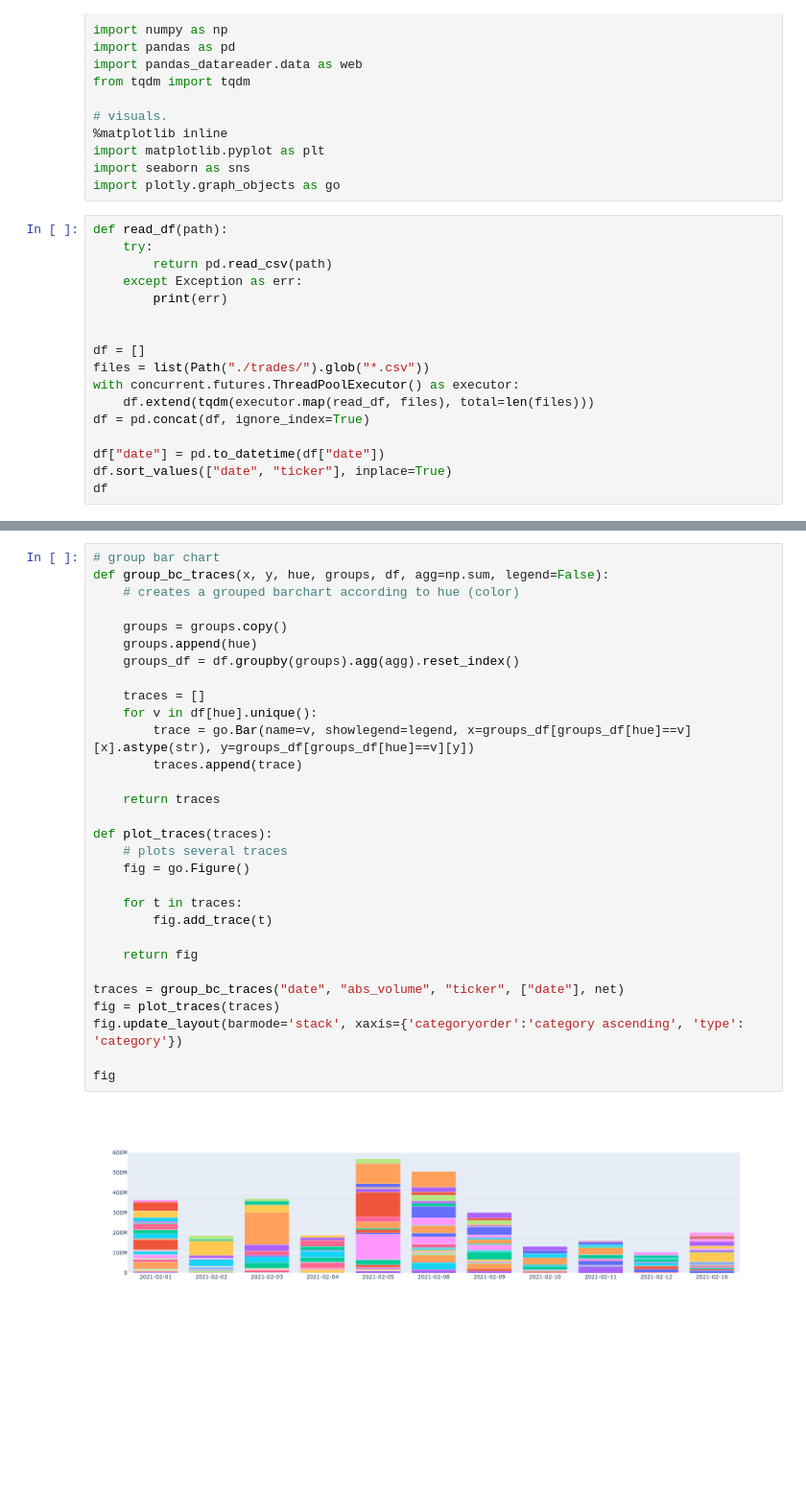
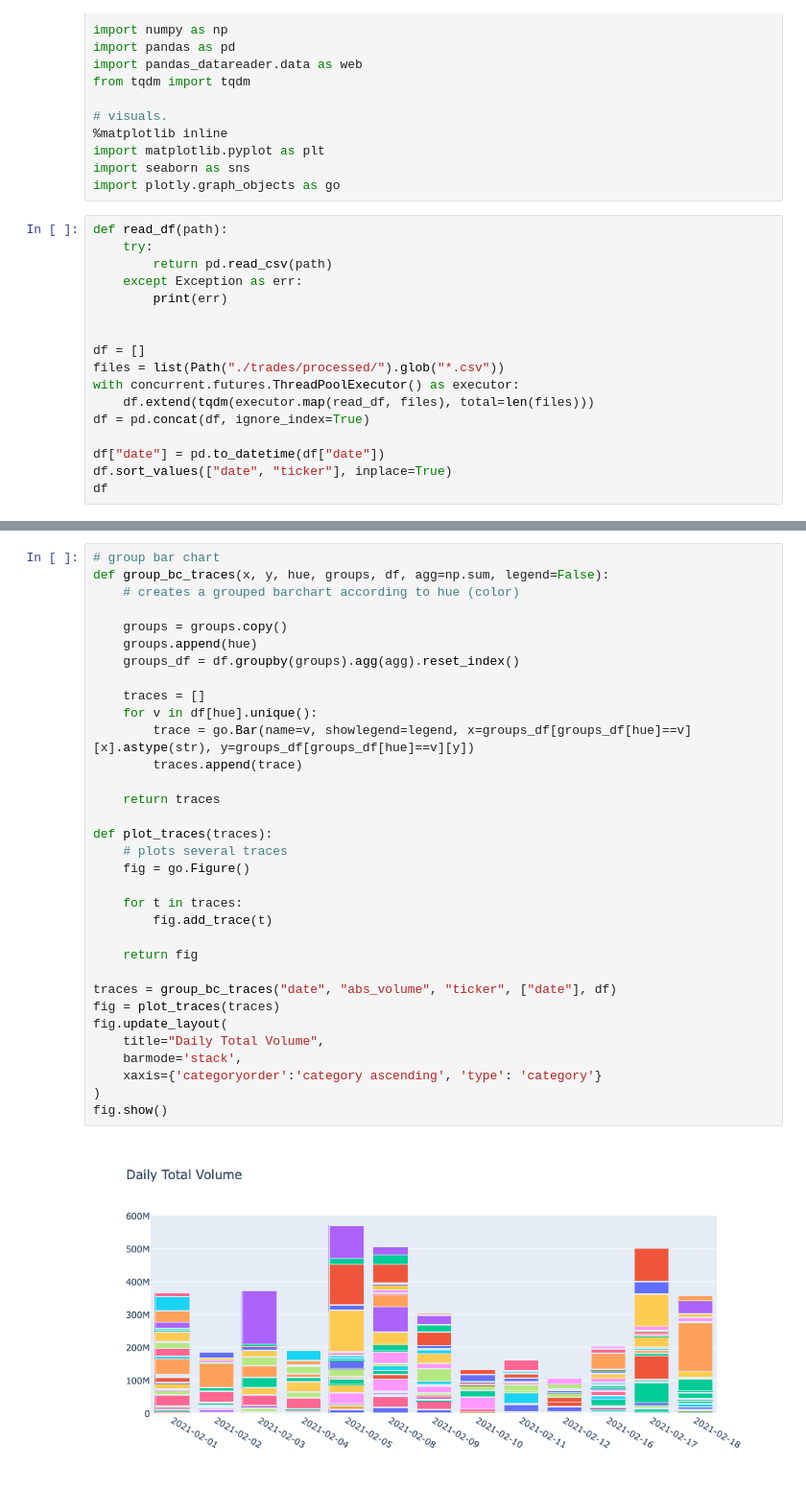
Before and after one commit to rezan21/ark-invest, a Jupyter notebook: 04_historical_trades.ipynb, the cells around one changed output, grey strips where cells are left out. Shown at 96% size. Cells and saved outputs as stored; diff of their text form; blank space fills up the shorter version.

```diff
--- a/04_historical_trades.ipynb
+++ b/04_historical_trades.ipynb
@@ -22,7 +22,7 @@ def read_df(path):
 
 
 df = []
-files = list(Path("./trades/").glob("*.csv"))
+files = list(Path("./trades/processed/").glob("*.csv"))
 with concurrent.futures.ThreadPoolExecutor() as executor:
     df.extend(tqdm(executor.map(read_df, files), total=len(files)))
 df = pd.concat(df, ignore_index=True)
@@ -124,32 +47,35 @@ net
 # %%
 # group bar chart
 def group_bc_traces(x, y, hue, groups, df, agg=np.sum, legend=False):
     # creates a grouped barchart according to hue (color)
 
     groups = groups.copy()
     groups.append(hue)
     groups_df = df.groupby(groups).agg(agg).reset_index()
 
     traces = []
     for v in df[hue].unique():
         trace = go.Bar(name=v, showlegend=legend, x=groups_df[groups_df[hue]==v][x].astype(str), y=groups_df[groups_df[hue]==v][y])
         traces.append(trace)
 
     return traces
 
 def plot_traces(traces):
     # plots several traces
     fig = go.Figure()
 
     for t in traces:
         fig.add_trace(t)
 
     return fig
 
-traces = group_bc_traces("date", "abs_volume", "ticker", ["date"], net)
+traces = group_bc_traces("date", "abs_volume", "ticker", ["date"], df)
 fig = plot_traces(traces)
-fig.update_layout(barmode='stack', xaxis={'categoryorder':'category ascending', 'type': 'category'})
-
-fig
+fig.update_layout(
+    title="Daily Total Volume",
+    barmode='stack',
+    xaxis={'categoryorder':'category ascending', 'type': 'category'}
+)
+fig.show()
 # %% [output]
-[figure, old version]
+[figure, new version]
```
Also changed, not shown: parts of 6 cells of this notebook, 5 other files.
